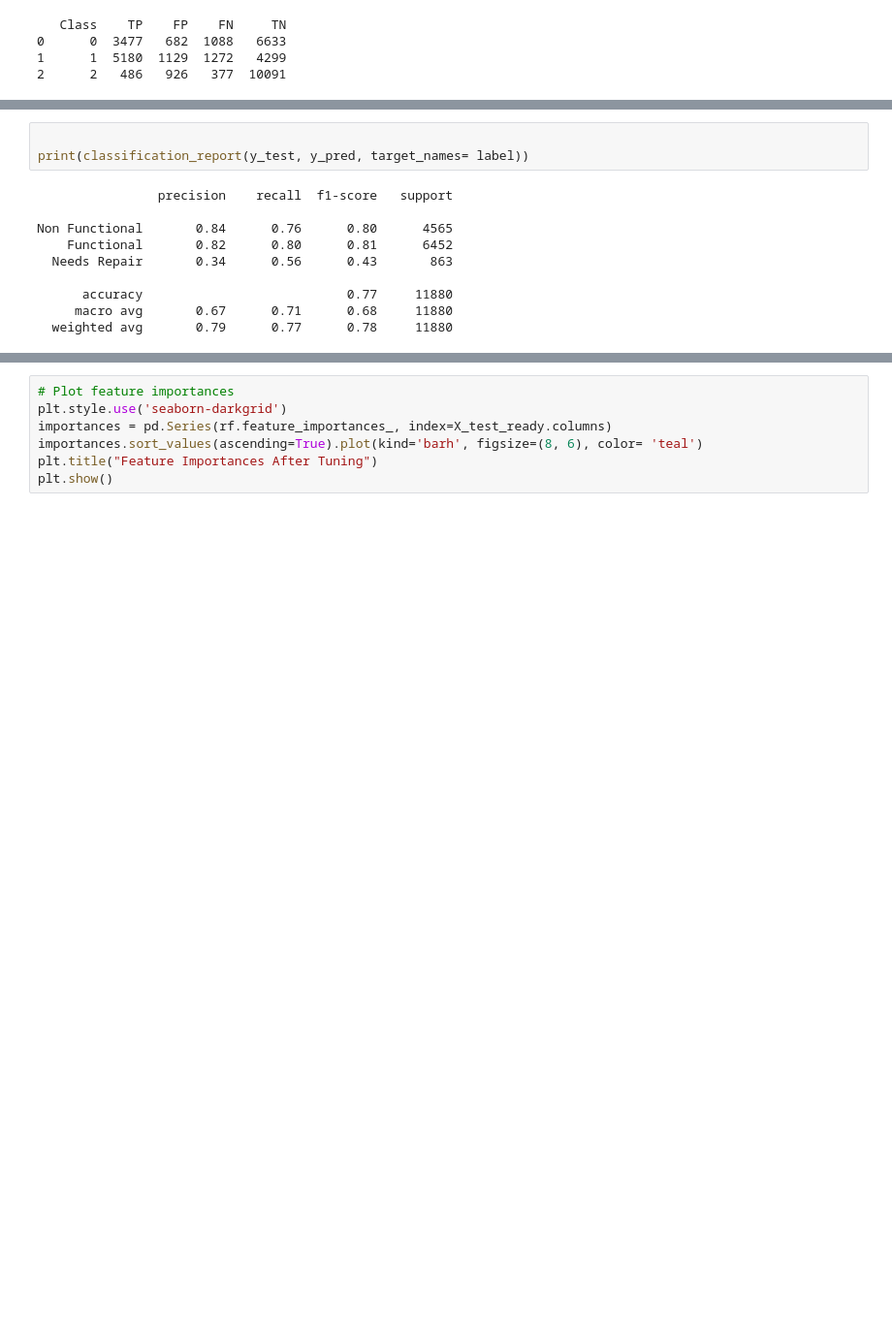
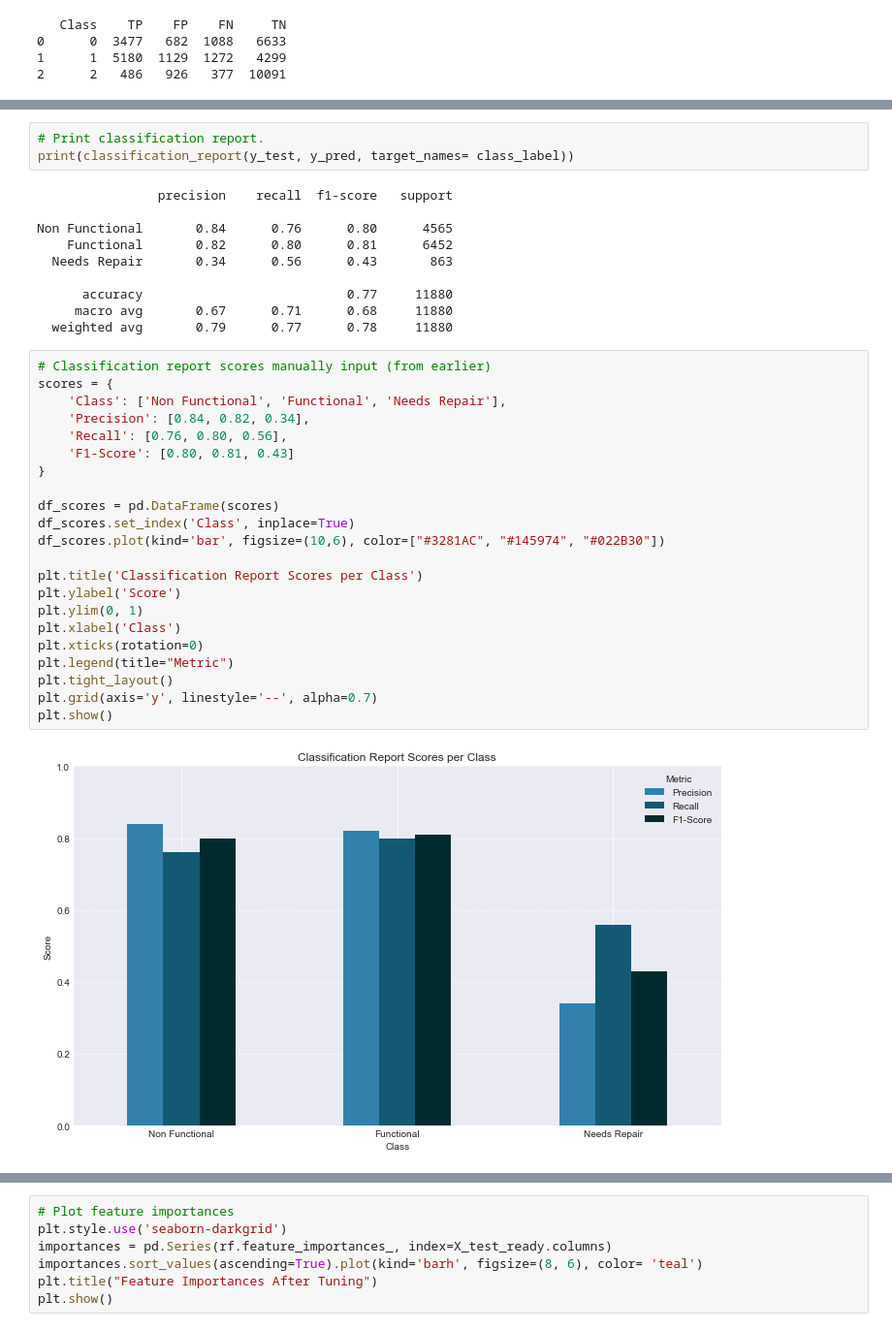
Before and after one commit to Assesa44/Tanzania-Wells-Functionality-Predictions, a Jupyter notebook: Notebooks/wells_analysis.ipynb, the cells around one changed output, grey strips where cells are left out. Shown at 97% size. Saved outputs shown, nothing was run; the diff lists cells and outputs as text; blank space fills up the shorter version.

```diff
--- a/Notebooks/wells_analysis.ipynb
+++ b/Notebooks/wells_analysis.ipynb
@@ -2963,7 +3023,7 @@ print(df_results)
 ### **Classification Report**
 # %%
-
-print(classification_report(y_test, y_pred, target_names= label))
+# Print classification report.
+print(classification_report(y_test, y_pred, target_names= class_label))
 # %% [output]
                 precision    recall  f1-score   support
 
@@ -2974,4 +3034,28 @@ Non Functional       0.84      0.76      0.80      4565
       accuracy                           0.77     11880
      macro avg       0.67      0.71      0.68     11880
   weighted avg       0.79      0.77      0.78     11880
+# %%
+# Classification report scores manually input (from earlier)
+scores = {
+    'Class': ['Non Functional', 'Functional', 'Needs Repair'],
+    'Precision': [0.84, 0.82, 0.34],
+    'Recall': [0.76, 0.80, 0.56],
+    'F1-Score': [0.80, 0.81, 0.43]
+}
+
+df_scores = pd.DataFrame(scores)
+df_scores.set_index('Class', inplace=True)
+df_scores.plot(kind='bar', figsize=(10,6), color=["#3281AC", "#145974", "#022B30"])
+
+plt.title('Classification Report Scores per Class')
+plt.ylabel('Score')
+plt.ylim(0, 1)
+plt.xlabel('Class')
+plt.xticks(rotation=0)
+plt.legend(title="Metric")
+plt.tight_layout()
+plt.grid(axis='y', linestyle='--', alpha=0.7)
+plt.show()
+# %% [output]
+[figure, added]
 # %% [markdown]
```
Also changed, not shown: parts of 37 cells of this notebook.
